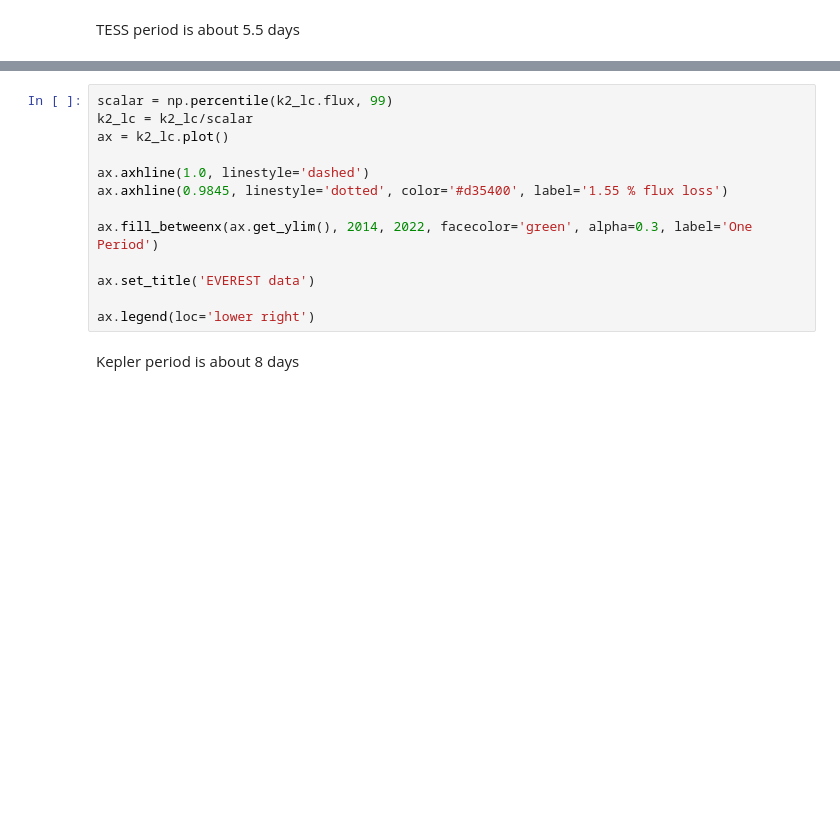
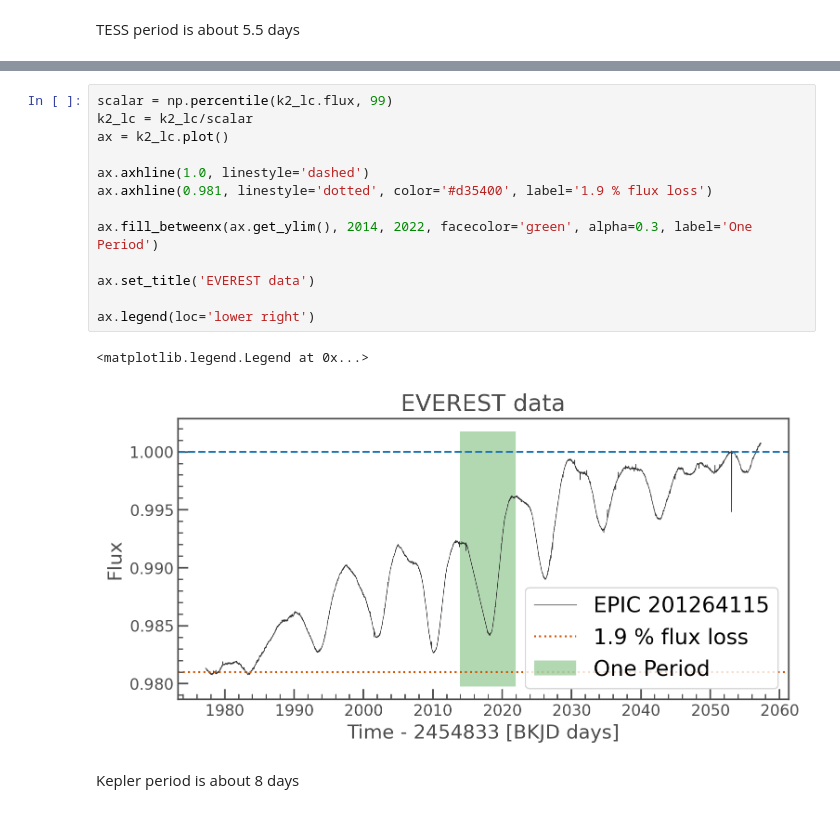
Before and after one commit to BrownDwarf/contracosta, a Jupyter notebook: notebooks/02_sample_selection/02_05_Spot_checking_outliers.ipynb, the cells around one changed output, grey strips where cells are left out. Cells and saved outputs as stored; diff of their text form; blank space fills up the shorter version.

```diff
--- a/notebooks/02_sample_selection/02_05_Spot_checking_outliers.ipynb
+++ b/notebooks/02_sample_selection/02_05_Spot_checking_outliers.ipynb
@@ -143,16 +181,19 @@ tess_lc.to_periodogram().period_at_max_power
 # %%
 scalar = np.percentile(k2_lc.flux, 99)
 k2_lc = k2_lc/scalar
 ax = k2_lc.plot()
 
 ax.axhline(1.0, linestyle='dashed')
-ax.axhline(0.9845, linestyle='dotted', color='#d35400', label='1.55 % flux loss')
+ax.axhline(0.981, linestyle='dotted', color='#d35400', label='1.9 % flux loss')
 
 ax.fill_betweenx(ax.get_ylim(), 2014, 2022, facecolor='green', alpha=0.3, label='One Period')
 
 ax.set_title('EVEREST data')
 
 ax.legend(loc='lower right')
+# %% [output]
+<matplotlib.legend.Legend at 0x...>
+[figure, added]
 # %% [markdown]
 Kepler period is about 8 days
 # %%
```
Also changed, not shown: parts of 27 cells of this notebook.
